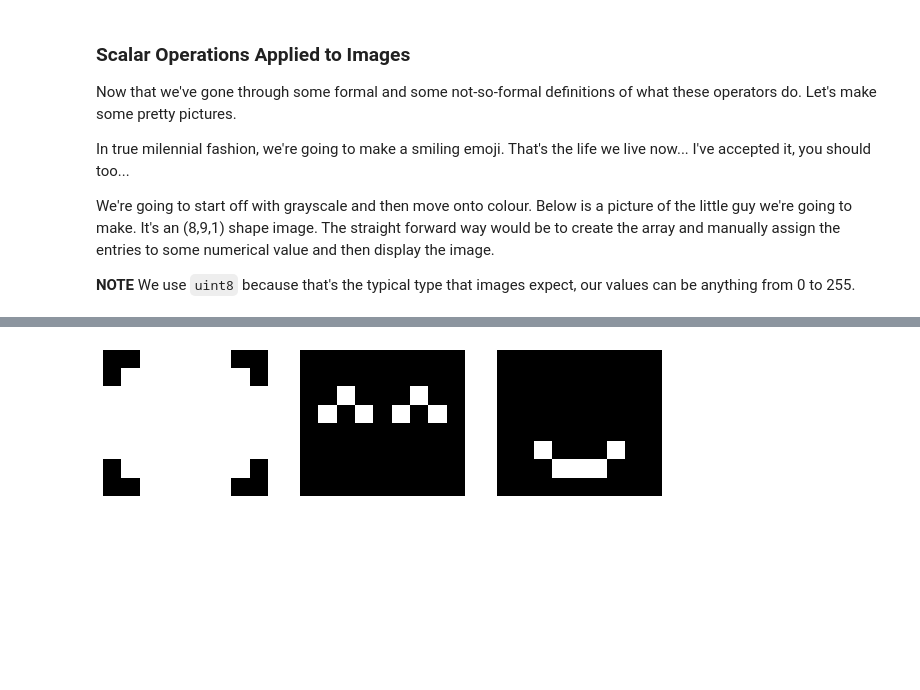
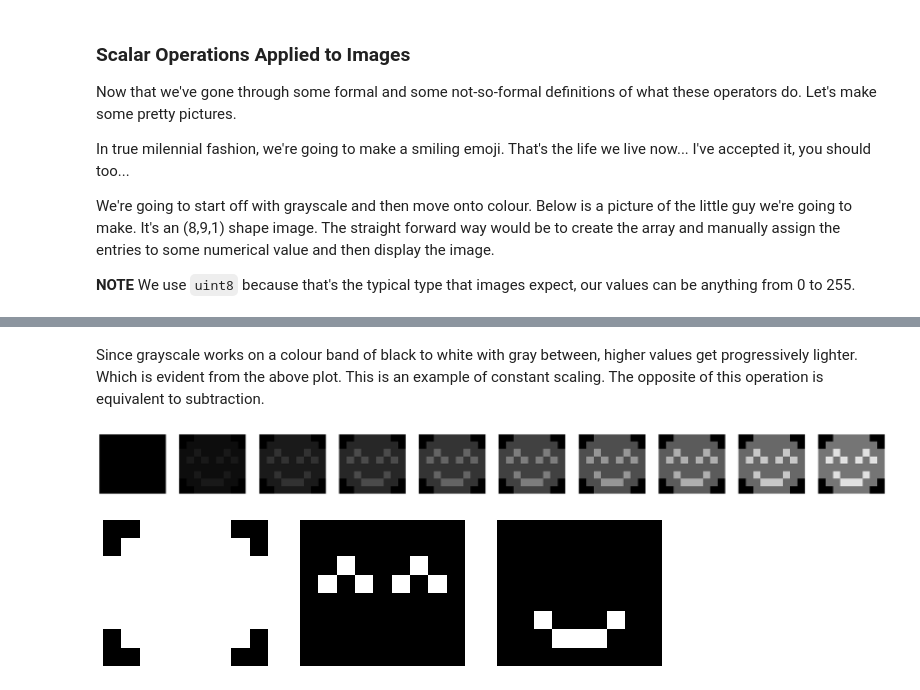
Before and after one commit to jonathanwvos/first_principles, a Jupyter notebook: Matrices.ipynb, the cells around one changed output, grey strips where cells are left out. Cells and saved outputs as stored; diff of their text form; code cells hidden in the pictures; blank space fills up the shorter version.

```diff
--- a/Matrices.ipynb
+++ b/Matrices.ipynb
@@ -713,3 +694,31 @@ plt.show()
+# %% [markdown]
+Since grayscale works on a colour band of black to white with gray between, higher values get progressively lighter. Which is evident from the above plot. This is an example of constant scaling. The opposite of this operation is equivalent to subtraction.
+# %%
+# Emoji with lower pixel values
+emoji_full = np.array([
+    [0,0,13,13,13,13,13,0,0],
+    [0,13,13,13,13,13,13,13,0],
+    [13,13,25,13,13,13,25,13,13],
+    [13,25,13,25,13,25,13,25,13],
+    [13,13,13,13,13,13,13,13,13],
+    [13,13,25,13,13,13,25,13,13],
+    [0,13,13,25,25,25,13,13,0],
+    [0,0,13,13,13,13,13,0,0]
+], dtype='uint8')
+
+# Number of times to multiply to the pixels
+no_permutations = 10
+
+fig = plt.figure(figsize=(30,20))
+
+for i in range(0, no_permutations):
+    fig.add_subplot(1,no_permutations, i+1)
+    plt.axis('off')
+    plt.imshow(emoji_full*i, cmap='gray', vmin=0, vmax=255)
+
+plt.show()
+# %% [output]
+[figure, added]
 # %%
 # Base
 emoji_base = np.array([
```
Also changed, not shown: parts of 13 cells of this notebook.
